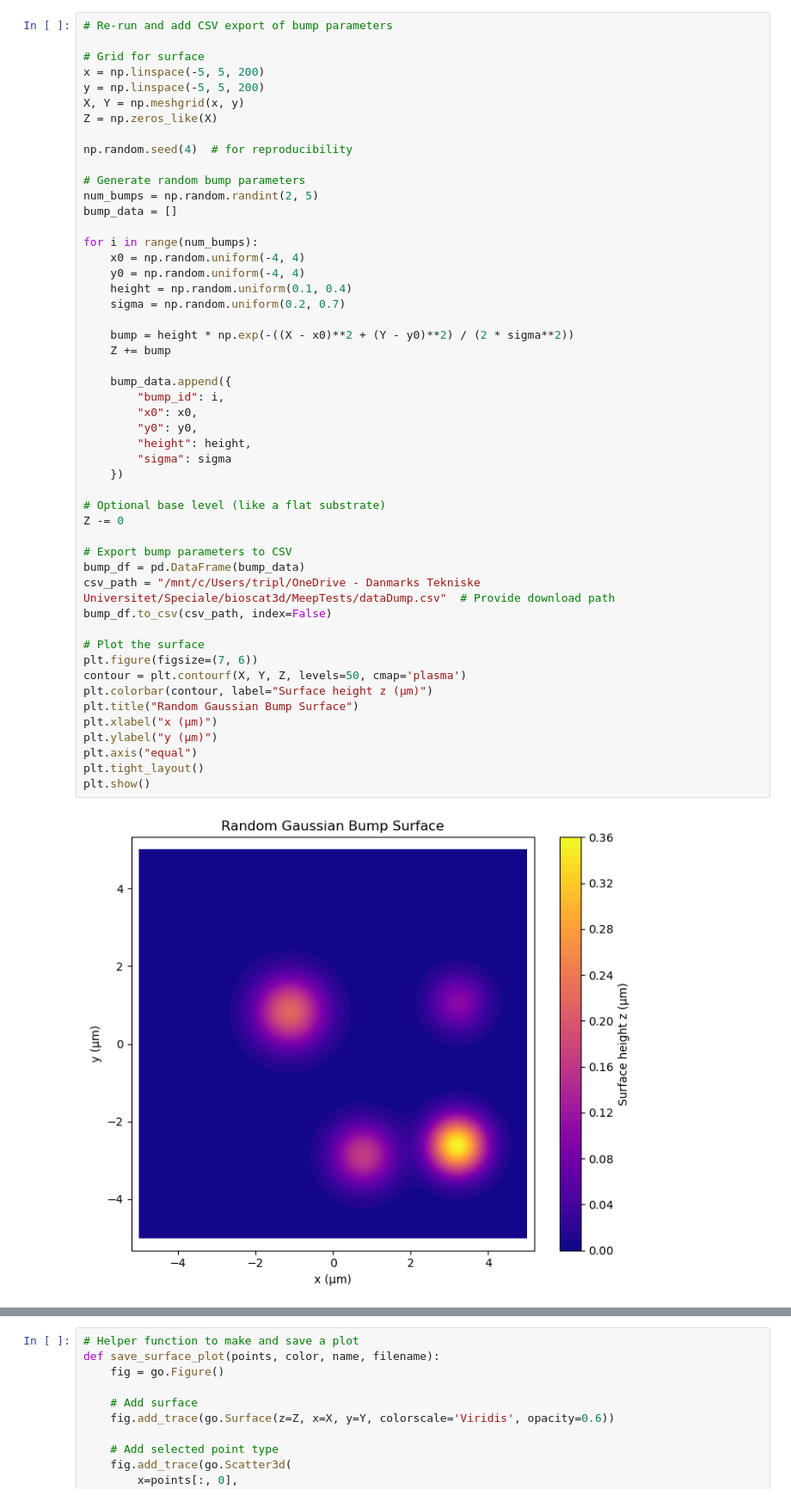
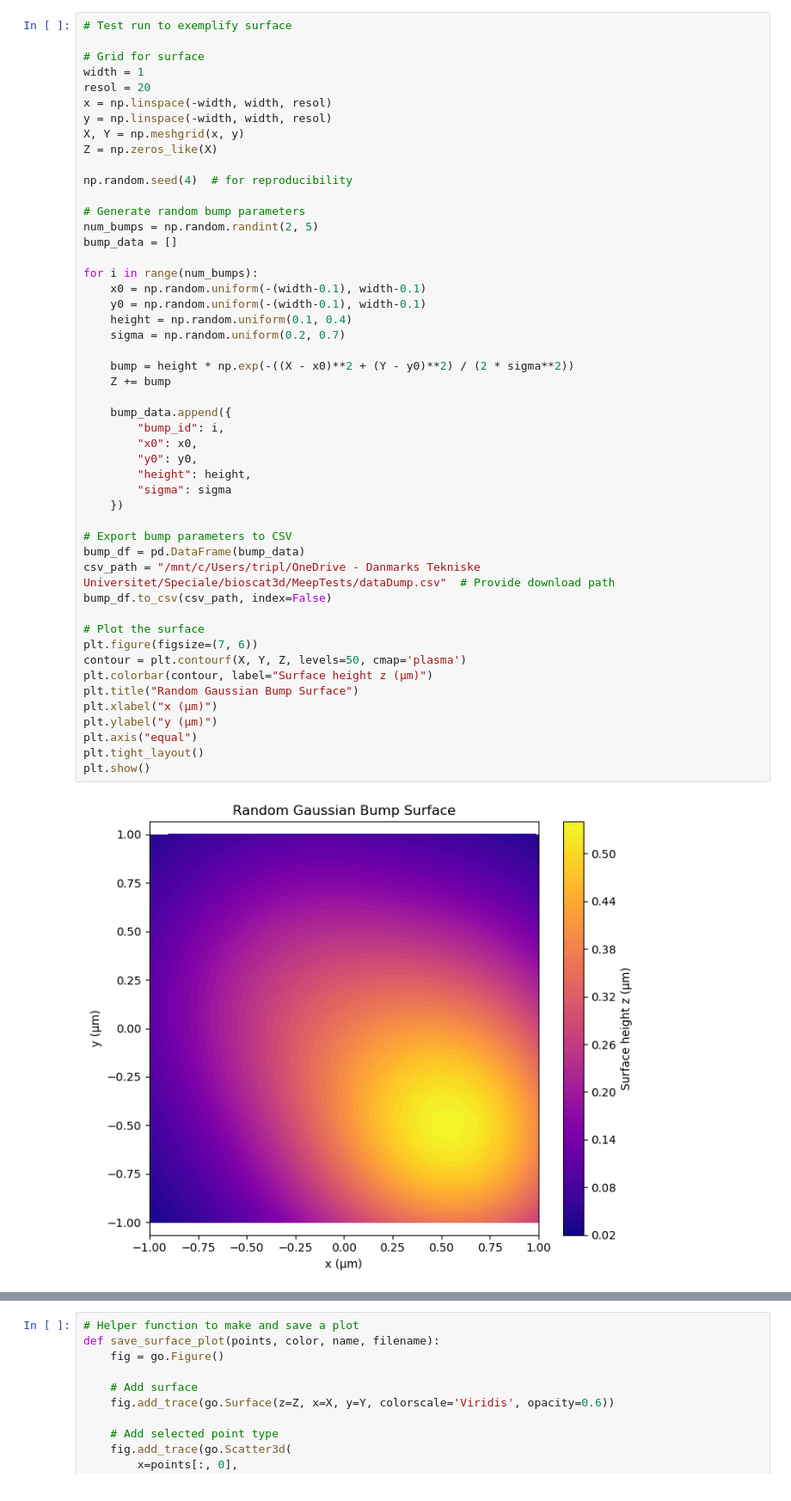
Before and after one commit to persilleChristie/bioscat3d, a Jupyter notebook: MeepTests/3dSurfaceAndSources.ipynb, the cells around one changed output, grey strips where cells are left out. Shown: that part at 86% size. Cells and saved outputs as stored; diff of their text form.

```diff
--- a/MeepTests/3dSurfaceAndSources.ipynb
+++ b/MeepTests/3dSurfaceAndSources.ipynb
@@ -6,9 +7,11 @@ import pandas as pd
 # %%
-# Re-run and add CSV export of bump parameters
+# Test run to exemplify surface
 
 # Grid for surface
-x = np.linspace(-5, 5, 200)
-y = np.linspace(-5, 5, 200)
+width = 1
+resol = 20
+x = np.linspace(-width, width, resol)
+y = np.linspace(-width, width, resol)
 X, Y = np.meshgrid(x, y)
 Z = np.zeros_like(X)
 
@@ -19,40 +22,37 @@ num_bumps = np.random.randint(2, 5)
 bump_data = []
 
 for i in range(num_bumps):
-    x0 = np.random.uniform(-4, 4)
-    y0 = np.random.uniform(-4, 4)
+    x0 = np.random.uniform(-(width-0.1), width-0.1)
+    y0 = np.random.uniform(-(width-0.1), width-0.1)
     height = np.random.uniform(0.1, 0.4)
     sigma = np.random.uniform(0.2, 0.7)
 
     bump = height * np.exp(-((X - x0)**2 + (Y - y0)**2) / (2 * sigma**2))
     Z += bump
 
     bump_data.append({
         "bump_id": i,
         "x0": x0,
         "y0": y0,
         "height": height,
         "sigma": sigma
     })
-
-# Optional base level (like a flat substrate)
-Z -= 0
 
 # Export bump parameters to CSV
 bump_df = pd.DataFrame(bump_data)
 csv_path = "/mnt/c/Users/tripl/OneDrive - Danmarks Tekniske Universitet/Speciale/bioscat3d/MeepTests/dataDump.csv"  # Provide download path
 bump_df.to_csv(csv_path, index=False)
 
 # Plot the surface
 plt.figure(figsize=(7, 6))
 contour = plt.contourf(X, Y, Z, levels=50, cmap='plasma')
 plt.colorbar(contour, label="Surface height z (μm)")
 plt.title("Random Gaussian Bump Surface")
 plt.xlabel("x (μm)")
 plt.ylabel("y (μm)")
 plt.axis("equal")
 plt.tight_layout()
 plt.show()
 # %% [output]
-[figure, old version]
+[figure, new version]
 # %%
```
Also changed, not shown: parts of 4 cells of this notebook, 21 other files.
